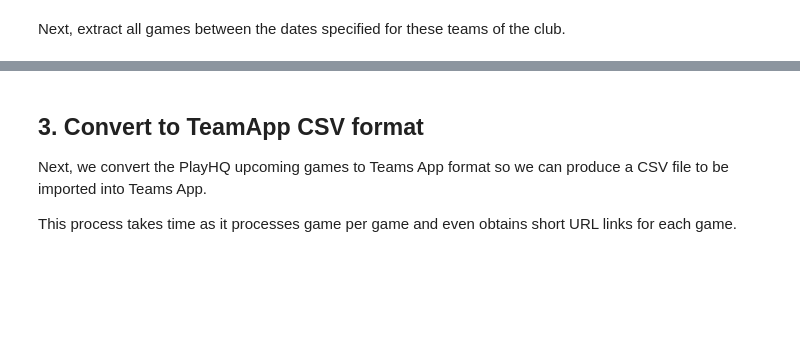
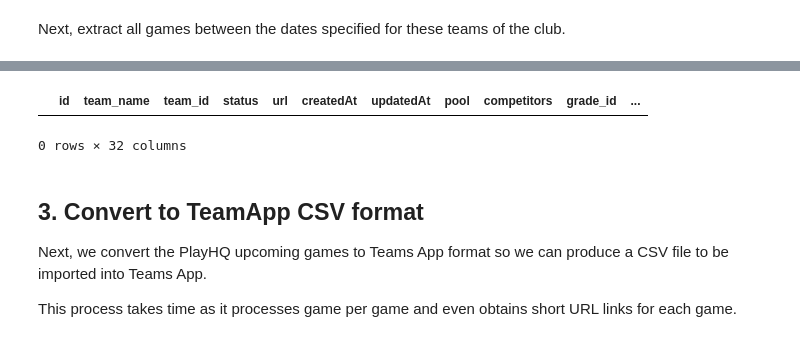
Before and after one commit to ssardina/tapp-fixture, a Jupyter notebook: playhq_scrape.ipynb, the cells around one changed output, grey strips where cells are left out. Cells and saved outputs as stored; diff of their text form; code cells hidden in the pictures; blank space fills up the shorter version.

```diff
--- a/playhq_scrape.ipynb
+++ b/playhq_scrape.ipynb
@@ -109,3 +146,14 @@ upcoming_games_df
+# %%
+# dtale.show(upcoming_games_df)
+upcoming_games_df
+
+upcoming_games_df.query("team_name == 'U12 Boys Diamond'")
+# upcoming_games_df.loc[upcoming_games_df.team_name == 'Magic U12 Girls White']
+
+# upcoming_games_df.iloc[0,:]
+# %% [output]
+|  | id | team_name | team_id | status | url | createdAt | updatedAt | pool | competitors | grade_id | ... |
+0 rows × 32 columns
 # %% [markdown]
 ## 3. Convert to TeamApp CSV format
 
```
Also changed, not shown: parts of 17 cells of this notebook, 1 other file.
